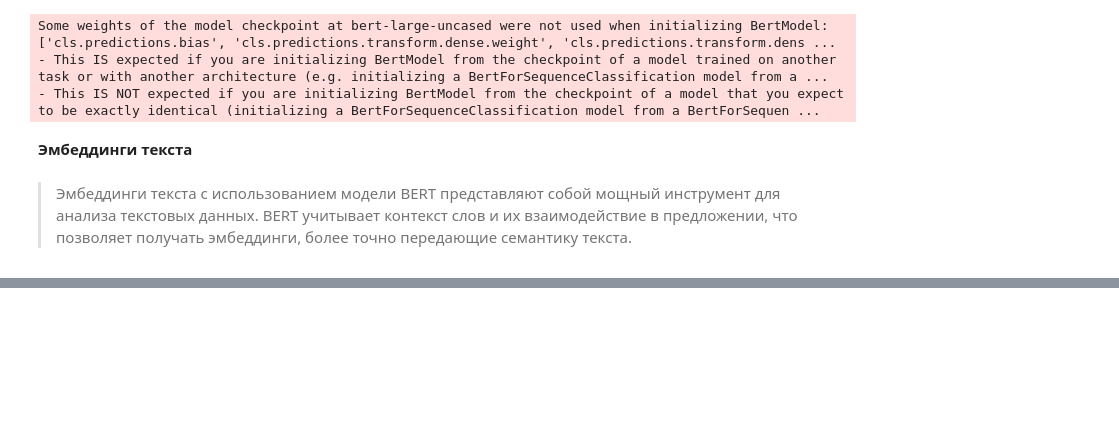
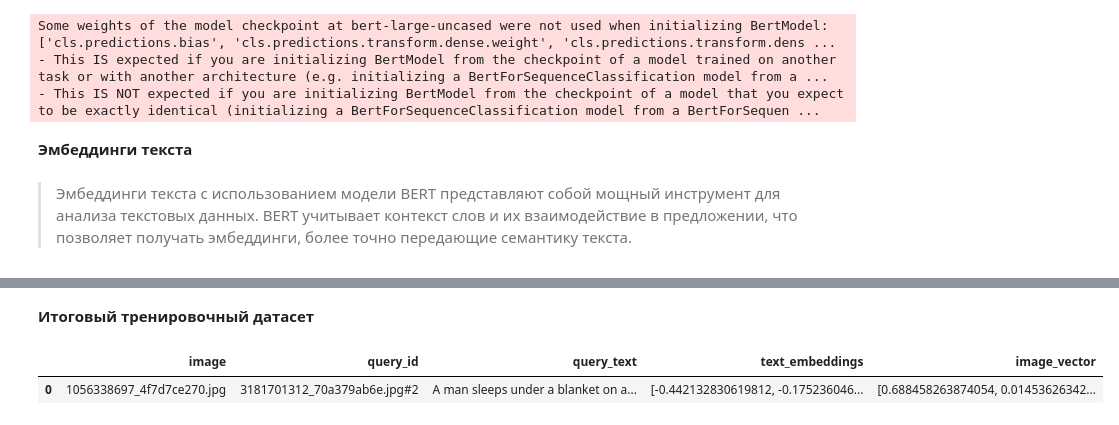
Before and after one commit to Denis-Mukhanov/search-by-images, a Jupyter notebook: search_by_images.ipynb, the cells around one changed output, grey strips where cells are left out. Saved outputs shown, nothing was run; the diff lists cells and outputs as text; code cells hidden in the pictures; blank space fills up the shorter version.

Commit message:
add vektors

```diff
--- a/search_by_images.ipynb
+++ b/search_by_images.ipynb
@@ -380,7 +382,8 @@ plt.show()
   - проведем частотный анализ слов, выделев слова, связанные с детьми и подростками.
 # %%
 # фотографии с изображением детей
-child = pd.read_csv('data/child.csv')
+csv_url = 'https://raw.githubusercontent.com/Denis-Mukhanov/search-by-images/main/data/child.csv'
+child = pd.read_csv(csv_url)
 display(child.head(2))
 # %% [output]
 |  | image |
@@ -389,9 +392,6 @@ display(child.head(2))
 # %% [markdown]
 __Выведем на экран несколько фотографий__
 # %%
-# путь к файлам
-image_folder = 'data/train_images/'
-
 # количество изображений, в выборке
 num_images = 3
 
@@ -403,7 +403,7 @@ fig, axes = plt.subplots(1, num_images, figsize=(12, 4))
 
 for i, (index, row) in enumerate(selected_rows.iterrows()):
     image_filename = row['image']
-    image_path = os.path.join(image_folder, image_filename)
+    image_path = os.path.join(TRAIN_IMAGES, image_filename)
 
     img = Image.open(image_path)
     axes[i].imshow(img)
@@ -650,0 +685,3 @@ train['text_embeddings'] = text_features.tolist()
+# %%
+# список уникальных фотографий
+train_images_list = train['image'].unique()
@@ -650,0 +703,14 @@ train['text_embeddings'] = text_features.tolist()
+# %%
+# загрузка векторов из файла
+images_vektors = np.load('data/images_vektors.npy')
+
+data = pd.DataFrame({'image': train_images_list, 'image_vector': images_vektors.tolist()})
+# объединение векторов изображений с набором данных
+train = train.merge(data, on='image', how='left')
+# %% [markdown]
+__Итоговый тренировочный датасет__
+# %%
+display(train.head(1))
+# %% [output]
+|  | image | query_id | query_text | text_embeddings | image_vector |
+| 0 | 1056338697_4f7d7ce270.jpg | 3181701312_70a379ab6e.jpg#2 | A man sleeps under a blanket on a... | [-0.442132830619812, -0.175236046... | [0.688458263874054, 0.01453626342... |
```
Also changed, not shown: parts of 19 cells of this notebook, 1 other file.
